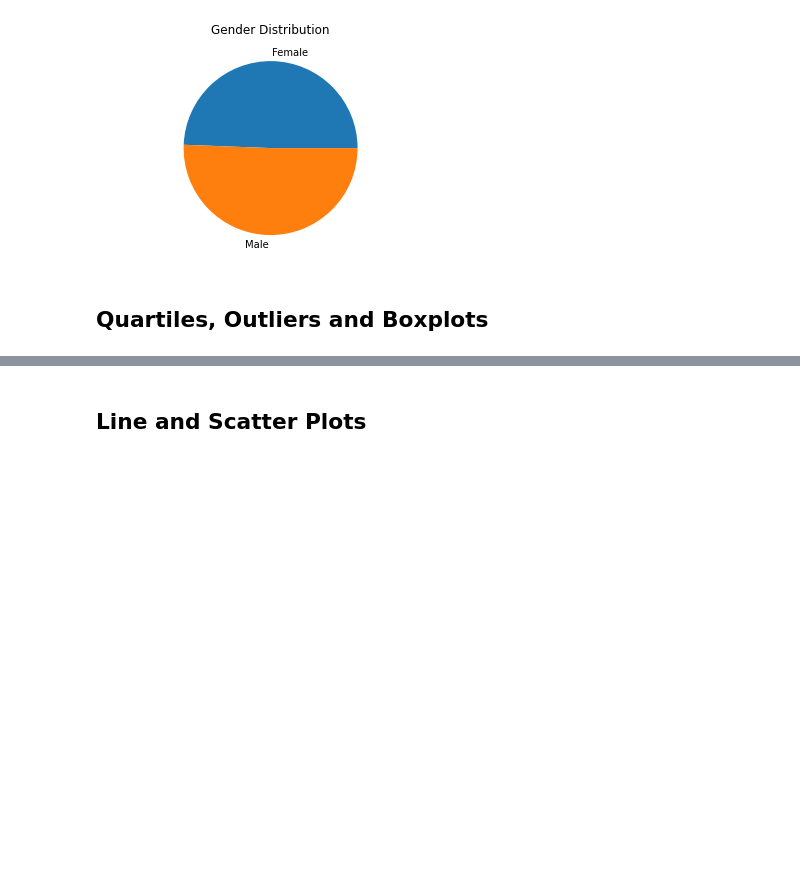
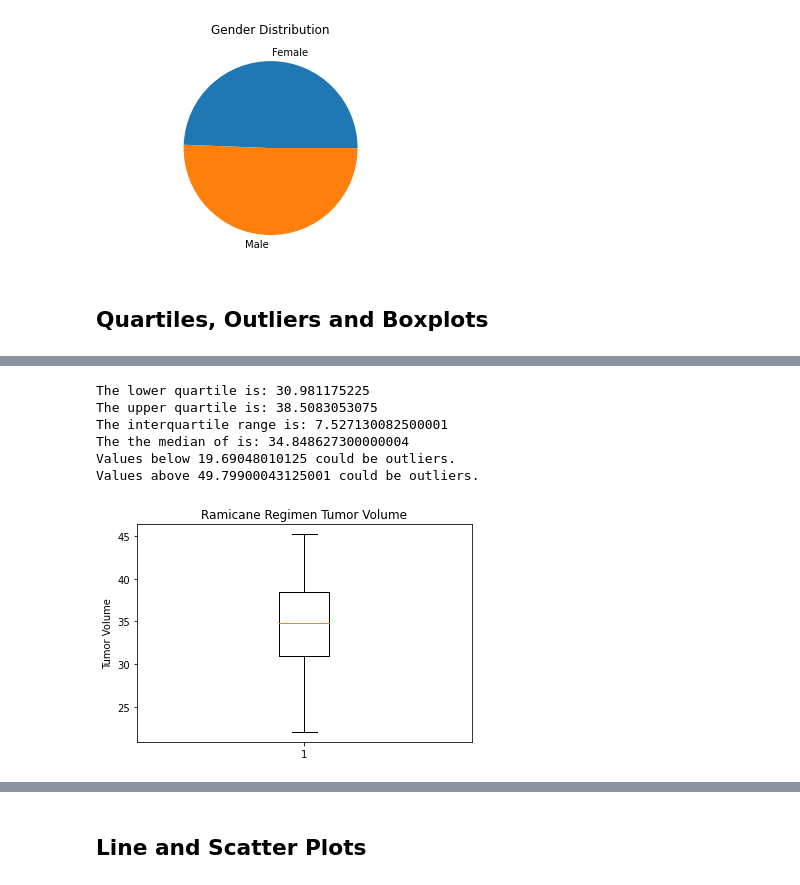
Before and after one commit to aespinosa49/Matplotlib_Challenge-, a Jupyter notebook: Pymaceuticals/pymaceuticals_starter.ipynb, the cells around one changed output, grey strips where cells are left out. Saved outputs shown, nothing was run; the diff lists cells and outputs as text; code cells hidden in the pictures; blank space fills up the shorter version.

```diff
--- a/Pymaceuticals/pymaceuticals_starter.ipynb
+++ b/Pymaceuticals/pymaceuticals_starter.ipynb
@@ -256,0 +269,36 @@ GreatestTP = Regimen_Breakdown.loc[Regimen_Breakdown["Timepoint"] == 45]
+# %%
+Regimen_Breakdown = combine_micedf.sort_values(['Drug Regimen','Mouse ID','Timepoint','Tumor Volume (mm3)'])
+GreatestTP = Regimen_Breakdown.loc[Regimen_Breakdown["Timepoint"] == 45]
+Ramicane = GreatestTP[GreatestTP["Drug Regimen"].isin(["Ramicane"])]
+Ramicane_group = Ramicane.groupby('Mouse ID')['Tumor Volume (mm3)'].min()
+
+
+quartiles = Ramicane_group.quantile([.25,.5,.75])
+lowerq = quartiles[0.25]
+upperq = quartiles[0.75]
+iqr = upperq-lowerq
+
+print(f"The lower quartile is: {lowerq}")
+print(f"The upper quartile is: {upperq}")
+print(f"The interquartile range is: {iqr}")
+print(f"The the median of is: {quartiles[0.5]} ")
+
+lower_bound = lowerq - (1.5*iqr)
+upper_bound = upperq + (1.5*iqr)
+print(f"Values below {lower_bound} could be outliers.")
+print(f"Values above {upper_bound} could be outliers.")
+
+
+fig1, ax1 = plt.subplots()
+ax1.set_title('Ramicane Regimen Tumor Volume')
+ax1.set_ylabel('Tumor Volume')
+ax1.boxplot(Ramicane_group)
+plt.show()
+# %% [output]
+The lower quartile is: 30.981175225
+The upper quartile is: 38.5083053075
+The interquartile range is: 7.527130082500001
+The the median of is: 34.848627300000004
+Values below 19.69048010125 could be outliers.
+Values above 49.79900043125001 could be outliers.
+[figure, added]
```
Also changed, not shown: parts of 9 cells of this notebook.
